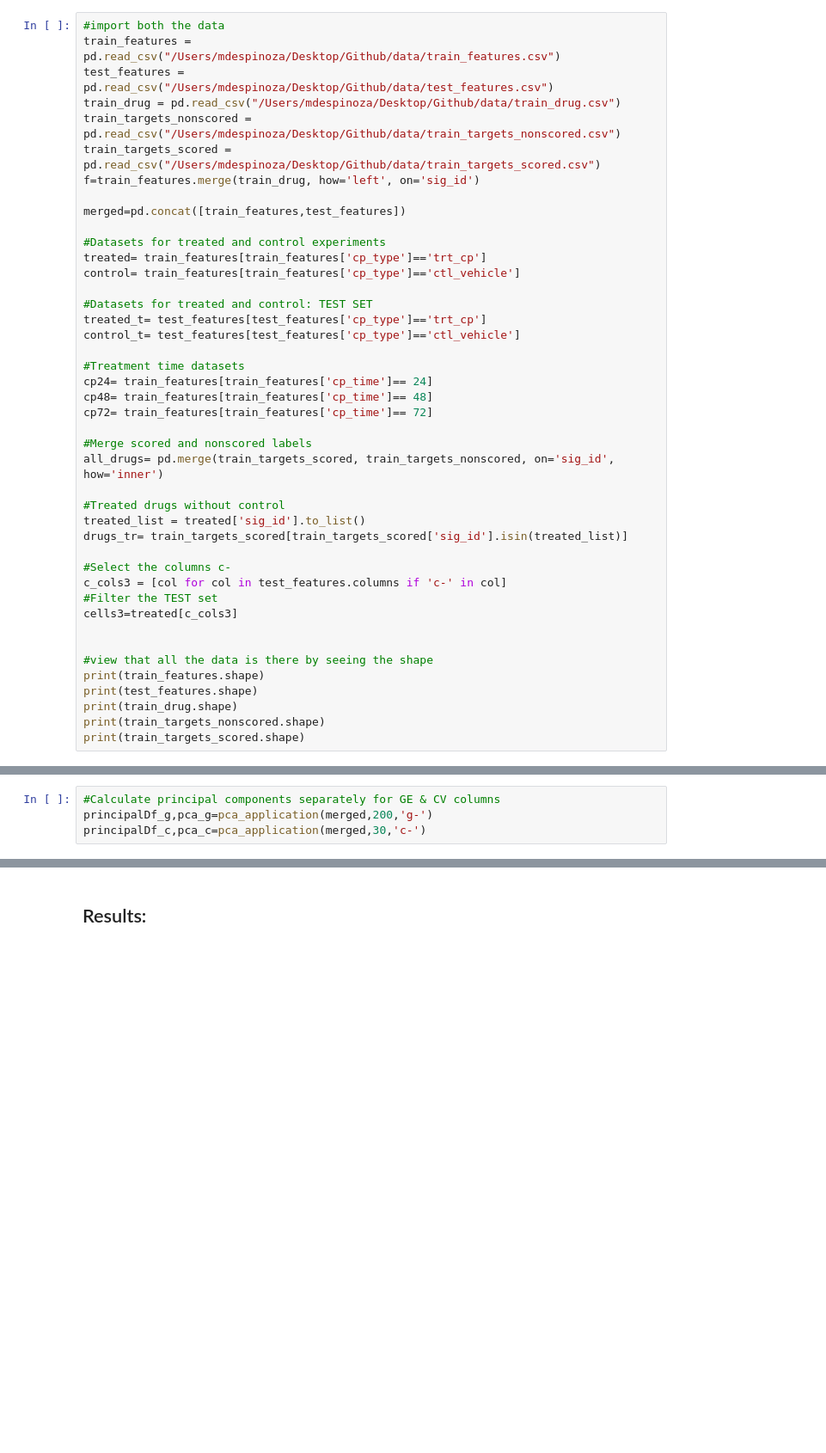
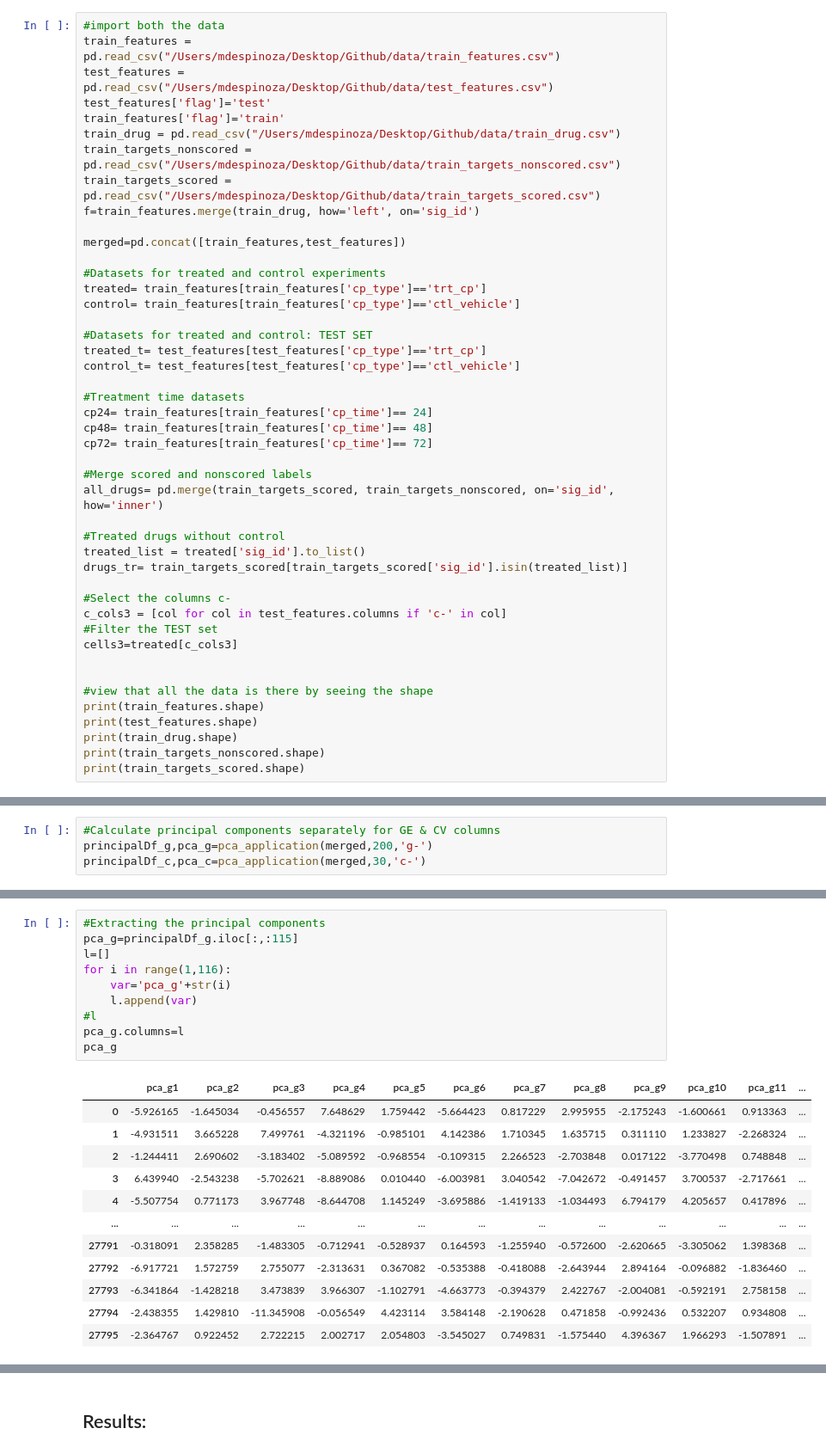
Before and after one commit to mdespinoza/MOA_Project, a Jupyter notebook: code/MOA_Project_Code.ipynb, the cells around one changed output, grey strips where cells are left out. Shown at 86% size. Cells and saved outputs as stored; diff of their text form; blank space fills up the shorter version.

```diff
--- a/code/MOA_Project_Code.ipynb
+++ b/code/MOA_Project_Code.ipynb
@@ -128,6 +128,8 @@ pd.options.display.max_columns = None
 #import both the data
 train_features = pd.read_csv("/Users/mdespinoza/Desktop/Github/data/train_features.csv")
 test_features = pd.read_csv("/Users/mdespinoza/Desktop/Github/data/test_features.csv")
+test_features['flag']='test'
+train_features['flag']='train'
 train_drug = pd.read_csv("/Users/mdespinoza/Desktop/Github/data/train_drug.csv")
 train_targets_nonscored = pd.read_csv("/Users/mdespinoza/Desktop/Github/data/train_targets_nonscored.csv")
 train_targets_scored = pd.read_csv("/Users/mdespinoza/Desktop/Github/data/train_targets_scored.csv")
@@ -857,0 +862,23 @@ Text(0.5, 1.0, 'Cumulative Explained Variance for Cell Viability Variable PCAs')
+# %%
+#Extracting the principal components
+pca_g=principalDf_g.iloc[:,:115]
+l=[]
+for i in range(1,116):
+    var='pca_g'+str(i)
+    l.append(var)
+#l
+pca_g.columns=l
+pca_g
+# %% [output]
+|  | pca_g1 | pca_g2 | pca_g3 | pca_g4 | pca_g5 | pca_g6 | pca_g7 | pca_g8 | pca_g9 | pca_g10 | pca_g11 | ... |
+| 0 | -5.926165 | -1.645034 | -0.456557 | 7.648629 | 1.759442 | -5.664423 | 0.817229 | 2.995955 | -2.175243 | -1.600661 | 0.913363 | ... |
+| 1 | -4.931511 | 3.665228 | 7.499761 | -4.321196 | -0.985101 | 4.142386 | 1.710345 | 1.635715 | 0.311110 | 1.233827 | -2.268324 | ... |
+| 2 | -1.244411 | 2.690602 | -3.183402 | -5.089592 | -0.968554 | -0.109315 | 2.266523 | -2.703848 | 0.017122 | -3.770498 | 0.748848 | ... |
+| 3 | 6.439940 | -2.543238 | -5.702621 | -8.889086 | 0.010440 | -6.003981 | 3.040542 | -7.042672 | -0.491457 | 3.700537 | -2.717661 | ... |
+| 4 | -5.507754 | 0.771173 | 3.967748 | -8.644708 | 1.145249 | -3.695886 | -1.419133 | -1.034493 | 6.794179 | 4.205657 | 0.417896 | ... |
+| ... | ... | ... | ... | ... | ... | ... | ... | ... | ... | ... | ... | ... |
+| 27791 | -0.318091 | 2.358285 | -1.483305 | -0.712941 | -0.528937 | 0.164593 | -1.255940 | -0.572600 | -2.620665 | -3.305062 | 1.398368 | ... |
+| 27792 | -6.917721 | 1.572759 | 2.755077 | -2.313631 | 0.367082 | -0.535388 | -0.418088 | -2.643944 | 2.894164 | -0.096882 | -1.836460 | ... |
+| 27793 | -6.341864 | -1.428218 | 3.473839 | 3.966307 | -1.102791 | -4.663773 | -0.394379 | 2.422767 | -2.004081 | -0.592191 | 2.758158 | ... |
+| 27794 | -2.438355 | 1.429810 | -11.345908 | -0.056549 | 4.423114 | 3.584148 | -2.190628 | 0.471858 | -0.992436 | 0.532207 | 0.934808 | ... |
+| 27795 | -2.364767 | 0.922452 | 2.722215 | 2.002717 | 2.054803 | -3.545027 | 0.749831 | -1.575440 | 4.396367 | 1.966293 | -1.507891 | ... |
```
Also changed, not shown: parts of 8 cells of this notebook.
